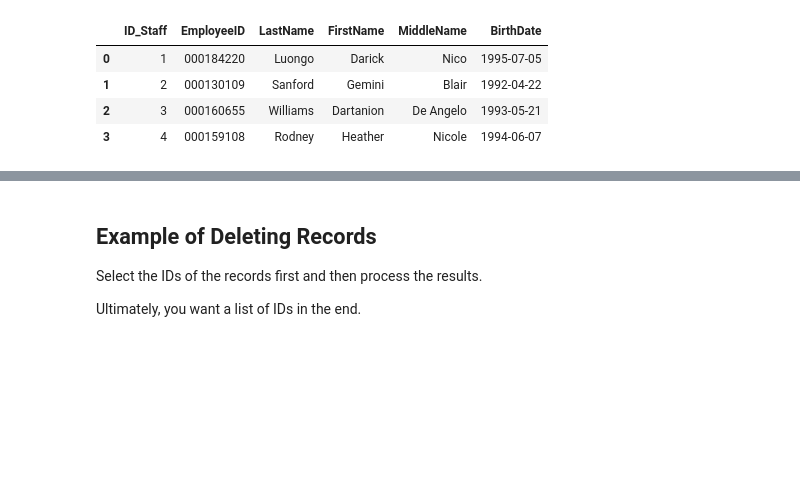
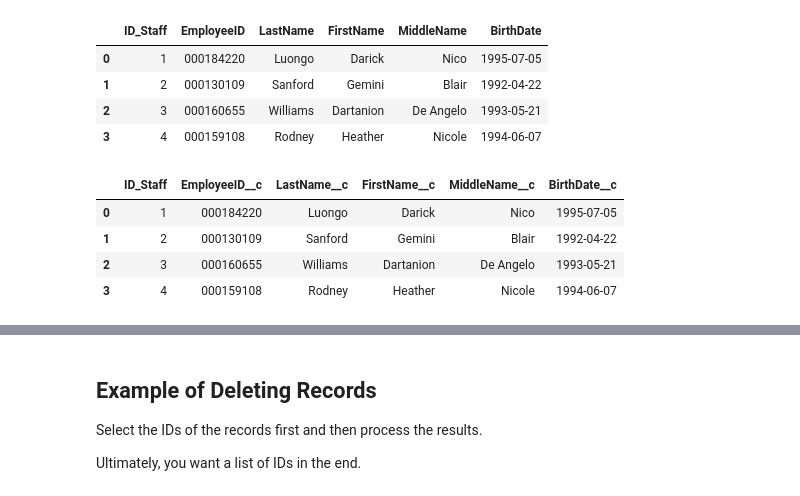
Before and after one commit to mgfrancis/etl_salesforce, a Jupyter notebook: Salesforce-ETL-Project-Starter-Code-Copy1.ipynb, the cells around one changed output, grey strips where cells are left out. Cells and saved outputs as stored; diff of their text form; code cells hidden in the pictures; blank space fills up the shorter version.

```diff
--- a/Salesforce-ETL-Project-Starter-Code-Copy1.ipynb
+++ b/Salesforce-ETL-Project-Starter-Code-Copy1.ipynb
@@ -611,3 +611,20 @@ staff_data_df.head()
 | 1 | 2 | 000130109 | Sanford | Gemini | Blair | 1992-04-22 |
 | 2 | 3 | 000160655 | Williams | Dartanion | De Angelo | 1993-05-21 |
 | 3 | 4 | 000159108 | Rodney | Heather | Nicole | 1994-06-07 |
+# %%
+staff_data_df.rename(columns={
+    'BirthDate': 'BirthDate__c',
+    'EmployeeID': 'EmployeeID__c',
+    'Firstname': 'FirstName__c',
+    'LastName': 'LastName__c',
+    'MiddleName': 'MiddleName__c',
+    'EmployeeID': 'EmployeeID__c',
+    'FirstName': 'FirstName__c'
+}, inplace=True)
+staff_data_df.head()
+# %% [output]
+|  | ID_Staff | EmployeeID__c | LastName__c | FirstName__c | MiddleName__c | BirthDate__c |
+| 0 | 1 | 000184220 | Luongo | Darick | Nico | 1995-07-05 |
+| 1 | 2 | 000130109 | Sanford | Gemini | Blair | 1992-04-22 |
+| 2 | 3 | 000160655 | Williams | Dartanion | De Angelo | 1993-05-21 |
+| 3 | 4 | 000159108 | Rodney | Heather | Nicole | 1994-06-07 |
```
Also changed, not shown: parts of 22 cells of this notebook.
